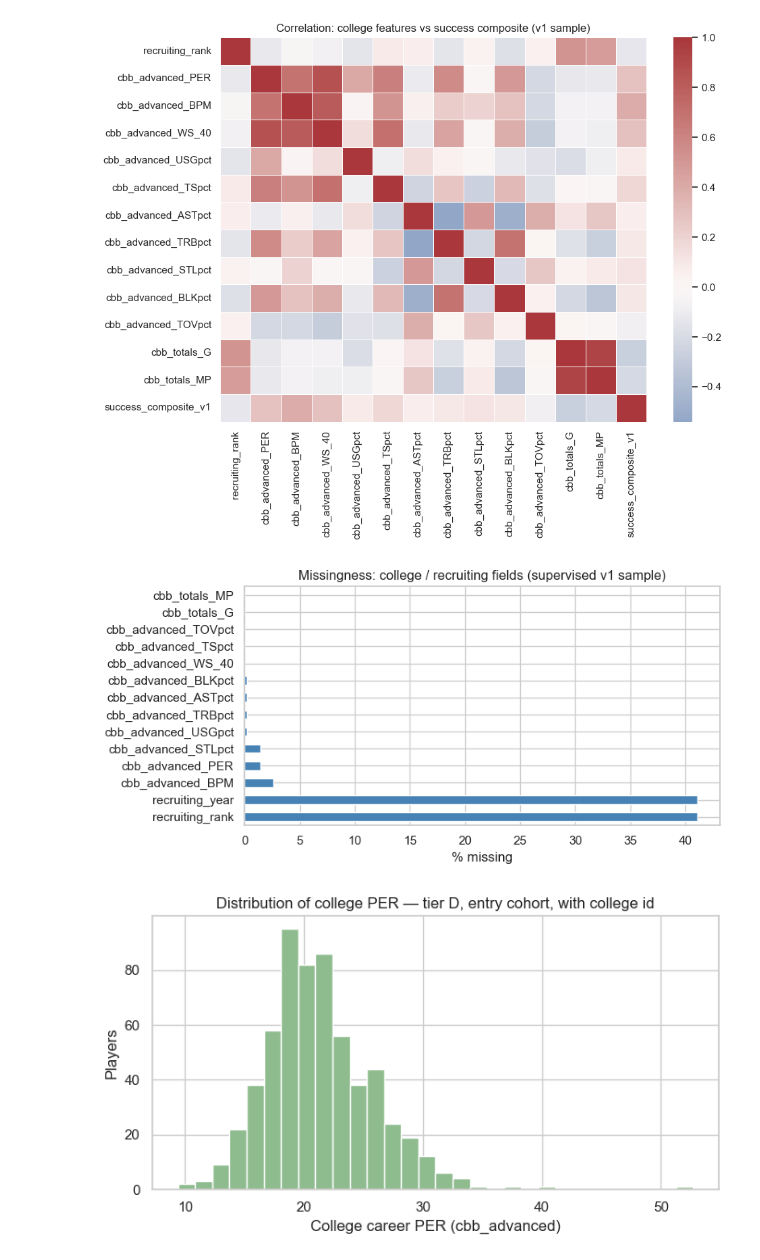
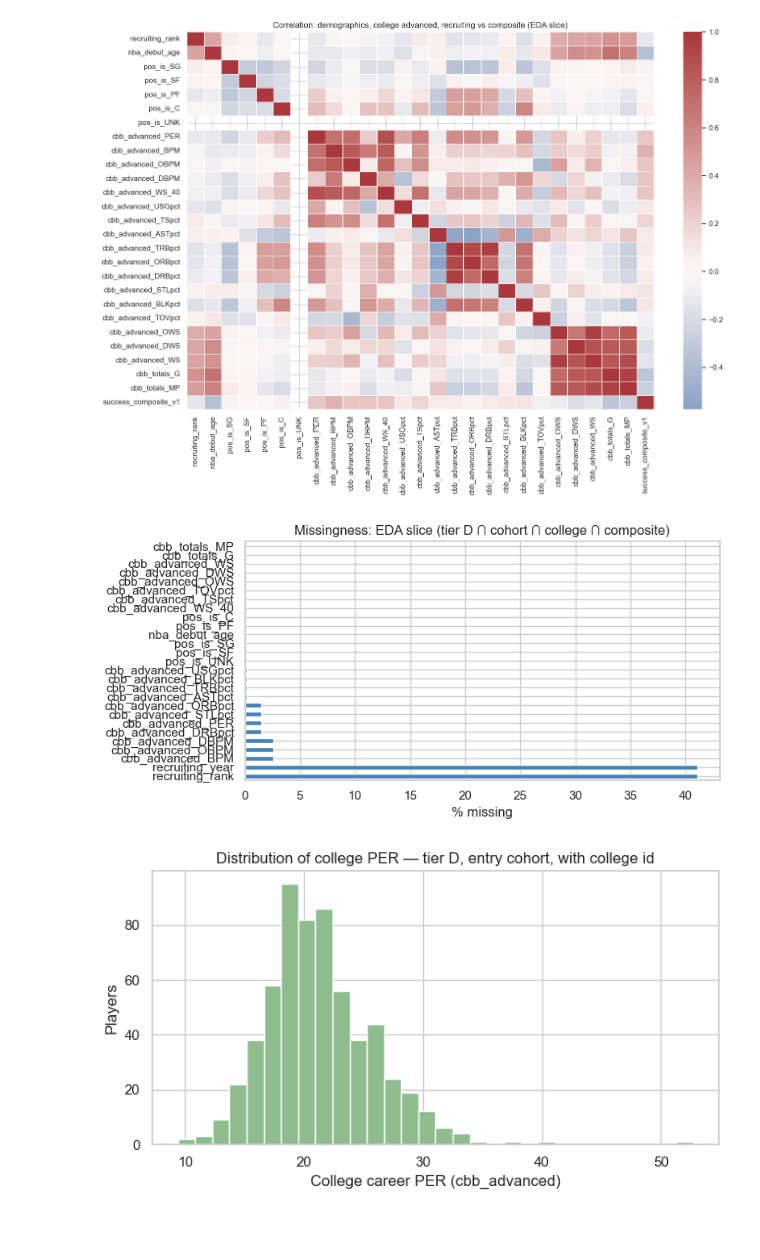
Before and after one commit to zjtippetts/Stat486_NBA_Project, a Jupyter notebook: notebooks/02_eda_college.ipynb, the cells around one changed output. Drawn from its saved outputs; the diff is of its cells as text; code cells hidden in the pictures; blank space fills up the shorter version.

Commit message:
Deliverable 3 complete
Made-with: Cursor

```diff
--- a/notebooks/02_eda_college.ipynb
+++ b/notebooks/02_eda_college.ipynb
@@ -58,29 +70,25 @@ Supervised v1 row count (D ∩ cohort ∩ college ∩ composite): 611
 # %%
-FEATURE_COLS = [
-    "recruiting_rank",
-    "recruiting_year",
-    "cbb_advanced_PER",
-    "cbb_advanced_BPM",
-    "cbb_advanced_WS_40",
-    "cbb_advanced_USGpct",
-    "cbb_advanced_TSpct",
-    "cbb_advanced_ASTpct",
-    "cbb_advanced_TRBpct",
-    "cbb_advanced_STLpct",
-    "cbb_advanced_BLKpct",
-    "cbb_advanced_TOVpct",
-    "cbb_totals_G",
-    "cbb_totals_MP",
-]
+from src.models.training_data import CBB_ADVANCED_FEATURE_COLS, DEMOGRAPHIC_FEATURE_COLS
+
+# Recruiting + extra totals: EDA only (Deliverable 3 does not use these in the model).
+RECRUIT_COLS = ["recruiting_rank", "recruiting_year"]
+TOTALS_EXTRA = ["cbb_totals_G", "cbb_totals_MP"]
+
+FEATURE_COLS = (
+    RECRUIT_COLS
+    + DEMOGRAPHIC_FEATURE_COLS
+    + list(CBB_ADVANCED_FEATURE_COLS)
+    + TOTALS_EXTRA
+)
 
 existing = [c for c in FEATURE_COLS if c in m.columns]
 miss_pct = (m[existing].isna().mean() * 100).sort_values(ascending=False)
-print("Missing % of feature columns (supervised v1 sample):")
+print("Missing % of columns (EDA slice: tier D ∩ cohort ∩ college ∩ composite):")
 display(miss_pct.to_frame("pct_missing"))
 
 num_for_desc = [c for c in existing if c not in ("recruiting_year",)]
 desc = m[num_for_desc].describe(percentiles=[0.25, 0.5, 0.75]).T
-print("Five-number style summary (numeric college features):")
+print("Five-number style summary (numeric):")
 display(desc.round(3))
 
 if "recruiting_year" in m.columns:
@@ -125,26 +138,26 @@ recruiting_year: n=360, min=2004.0, max=2021.0
 # %%
 corr_cols = [c for c in FEATURE_COLS if c in m.columns and c != "recruiting_year"]
 corr_cols = corr_cols + ["success_composite_v1"]
 corr_mat = m[corr_cols].corr(numeric_only=True)
 
-fig, ax = plt.subplots(figsize=(10, 8))
+fig, ax = plt.subplots(figsize=(14, 10))
 sns.heatmap(corr_mat, ax=ax, cmap="vlag", center=0, annot=False, linewidths=0.5)
-ax.set_title("Correlation: college features vs success composite (v1 sample)")
+ax.set_title("Correlation: demographics, college advanced, recruiting vs composite (EDA slice)")
 fig.tight_layout()
 fig.savefig(FIG / "eda_cbb_feature_correlation.png", dpi=150)
 plt.show()
 # %% [output]
-[figure, old version]
+[figure, new version]
 # %%
 fig, ax = plt.subplots(figsize=(8, 4))
 miss_pct.plot(kind="barh", ax=ax, color="steelblue")
 ax.set_xlabel("% missing")
-ax.set_title("Missingness: college / recruiting fields (supervised v1 sample)")
+ax.set_title("Missingness: EDA slice (tier D ∩ cohort ∩ college ∩ composite)")
 fig.tight_layout()
 fig.savefig(FIG / "eda_cbb_missingness.png", dpi=150)
 plt.show()
 # %% [output]
-[figure, old version]
+[figure, new version]
 # %%
 per = m["cbb_advanced_PER"].dropna()
 fig, ax = plt.subplots(figsize=(7, 4))
```
Also changed, not shown: parts of 5 cells of this notebook, 43 other files.
